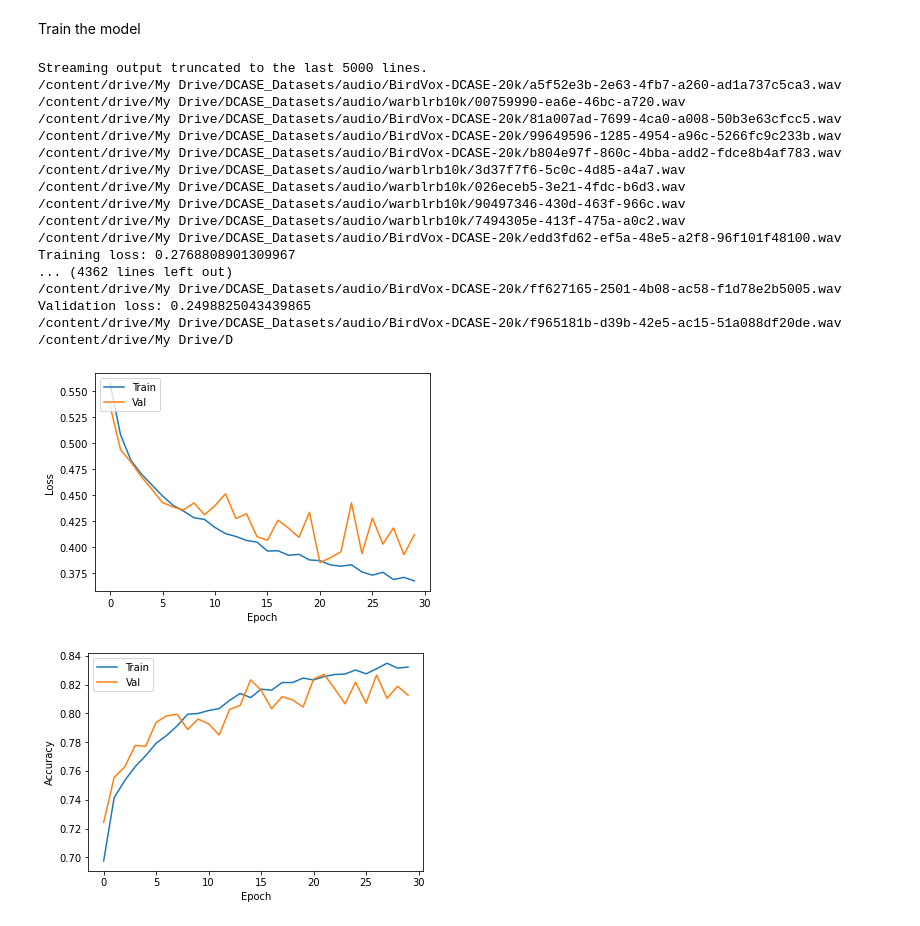
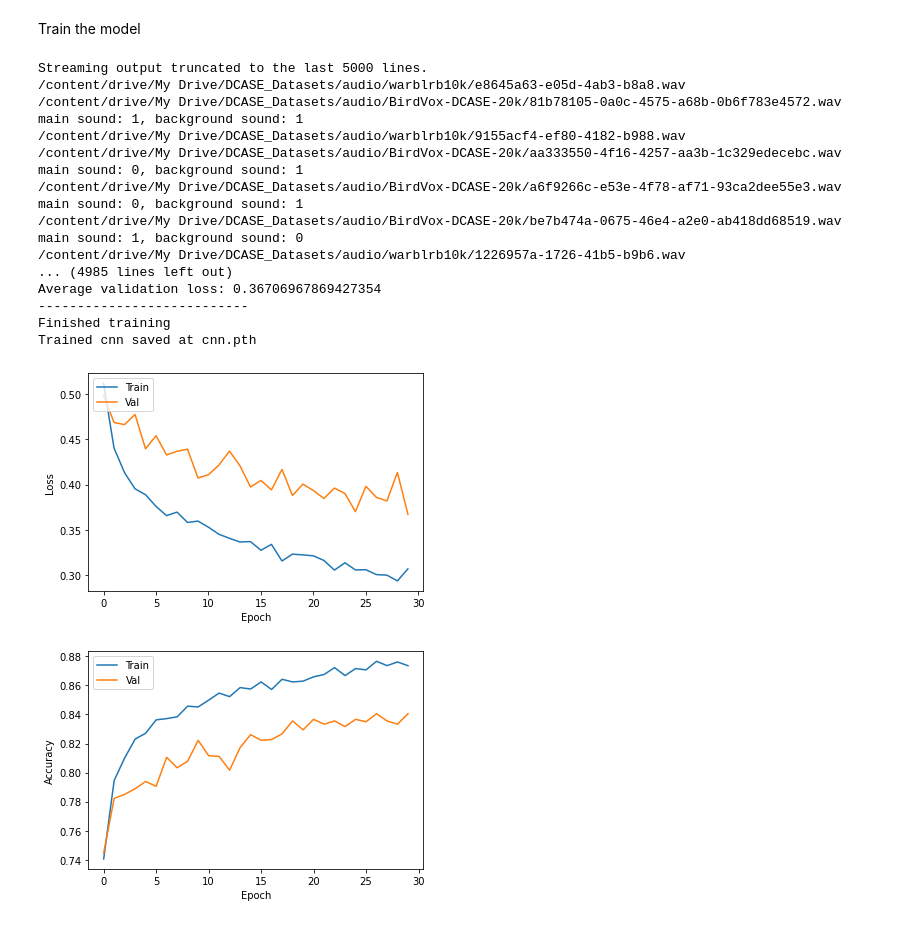
Before and after one commit to edward-h-81/bird_sound_detection, a Jupyter notebook: cnn_pytorch/train_binary_uky_val_conmatrix_sig_repro.ipynb, the cells around one changed output. Cells and saved outputs as stored; diff of their text form; code cells hidden in the pictures.

Commit message:
train+test model with bg noise applied

```diff
--- a/cnn_pytorch/train_binary_uky_val_conmatrix_sig_repro.ipynb
+++ b/cnn_pytorch/train_binary_uky_val_conmatrix_sig_repro.ipynb
@@ -953,8 +953,8 @@ if __name__ == "__main__":
                             device,
                             RESAMPLE_DEVICE,
                             SIG_SEED,
-                            noise_bool=True,
-                            combi_audio_bool=False,
+                            noise_bool=False,
+                            combi_audio_bool=True,
                             pitch_bool=False,
                             speed_bool=False
                             )
@@ -976,51 +976,51 @@ if __name__ == "__main__":
     # initialise loss funtion + optimiser
     # loss_fn = nn.BCELoss()
     loss_fn = nn.BCEWithLogitsLoss()
     optimiser = torch.optim.Adam(cnn.parameters(),
                                  lr=LEARNING_RATE)
 
     # train model
     training_and_validation(cnn, train_dataloader, val_dataloader, loss_fn, optimiser, device, EPOCHS, sigmoid)
 
     # save model
     torch.save(cnn.state_dict(), "/content/drive/My Drive/MSc_Project_Colab/BAD_PyTorch/cnn.pth")
     print("Trained cnn saved at cnn.pth")
 
     # plot the loss over train and validation dataset
     plt.plot(train_x, train_loss_y)
     plt.plot(val_x, val_loss_y)
     plt.xlabel("Epoch")
     plt.ylabel("Loss")
     plt.legend(["Train", "Val"], loc=2)
     plt.show()
 
     # plot the accuracy over train and validation dataset
     plt.plot(train_x, train_acc_y)
     plt.plot(val_x, val_acc_y)
     plt.xlabel("Epoch")
     plt.ylabel("Accuracy")
     plt.legend(["Train", "Val"], loc=2)
     plt.show()
 # %% [output]
 Streaming output truncated to the last 5000 lines.
-/content/drive/My Drive/DCASE_Datasets/audio/BirdVox-DCASE-20k/a5f52e3b-2e63-4fb7-a260-ad1a737c5ca3.wav
-/content/drive/My Drive/DCASE_Datasets/audio/warblrb10k/00759990-ea6e-46bc-a720.wav
-/content/drive/My Drive/DCASE_Datasets/audio/BirdVox-DCASE-20k/81a007ad-7699-4ca0-a008-50b3e63cfcc5.wav
-/content/drive/My Drive/DCASE_Datasets/audio/BirdVox-DCASE-20k/99649596-1285-4954-a96c-5266fc9c233b.wav
-/content/drive/My Drive/DCASE_Datasets/audio/BirdVox-DCASE-20k/b804e97f-860c-4bba-add2-fdce8b4af783.wav
-/content/drive/My Drive/DCASE_Datasets/audio/warblrb10k/3d37f7f6-5c0c-4d85-a4a7.wav
-/content/drive/My Drive/DCASE_Datasets/audio/warblrb10k/026eceb5-3e21-4fdc-b6d3.wav
-/content/drive/My Drive/DCASE_Datasets/audio/warblrb10k/90497346-430d-463f-966c.wav
-/content/drive/My Drive/DCASE_Datasets/audio/warblrb10k/7494305e-413f-475a-a0c2.wav
-/content/drive/My Drive/DCASE_Datasets/audio/BirdVox-DCASE-20k/edd3fd62-ef5a-48e5-a2f8-96f101f48100.wav
-Training loss: 0.2768808901309967
-... (4362 lines left out)
-/content/drive/My Drive/DCASE_Datasets/audio/BirdVox-DCASE-20k/ff627165-2501-4b08-ac58-f1d78e2b5005.wav
-Validation loss: 0.2498825043439865
-/content/drive/My Drive/DCASE_Datasets/audio/BirdVox-DCASE-20k/f965181b-d39b-42e5-ac15-51a088df20de.wav
-/content/drive/My Drive/D
+/content/drive/My Drive/DCASE_Datasets/audio/warblrb10k/e8645a63-e05d-4ab3-b8a8.wav
+/content/drive/My Drive/DCASE_Datasets/audio/BirdVox-DCASE-20k/81b78105-0a0c-4575-a68b-0b6f783e4572.wav
+main sound: 1, background sound: 1
+/content/drive/My Drive/DCASE_Datasets/audio/warblrb10k/9155acf4-ef80-4182-b988.wav
+/content/drive/My Drive/DCASE_Datasets/audio/BirdVox-DCASE-20k/aa333550-4f16-4257-aa3b-1c329edecebc.wav
+main sound: 0, background sound: 1
+/content/drive/My Drive/DCASE_Datasets/audio/BirdVox-DCASE-20k/a6f9266c-e53e-4f78-af71-93ca2dee55e3.wav
+main sound: 0, background sound: 1
+/content/drive/My Drive/DCASE_Datasets/audio/BirdVox-DCASE-20k/be7b474a-0675-46e4-a2e0-ab418dd68519.wav
+main sound: 1, background sound: 0
+/content/drive/My Drive/DCASE_Datasets/audio/warblrb10k/1226957a-1726-41b5-b9b6.wav
+... (4985 lines left out)
+Average validation loss: 0.36706967869427354
+---------------------------
+Finished training
+Trained cnn saved at cnn.pth
-[figure, old version]
+[figure, new version]
-[figure, old version]
+[figure, new version]
 # %%
 import torch
 import torchaudio
```
Also changed, not shown: parts of 1 cell of this notebook, 1 other file.
